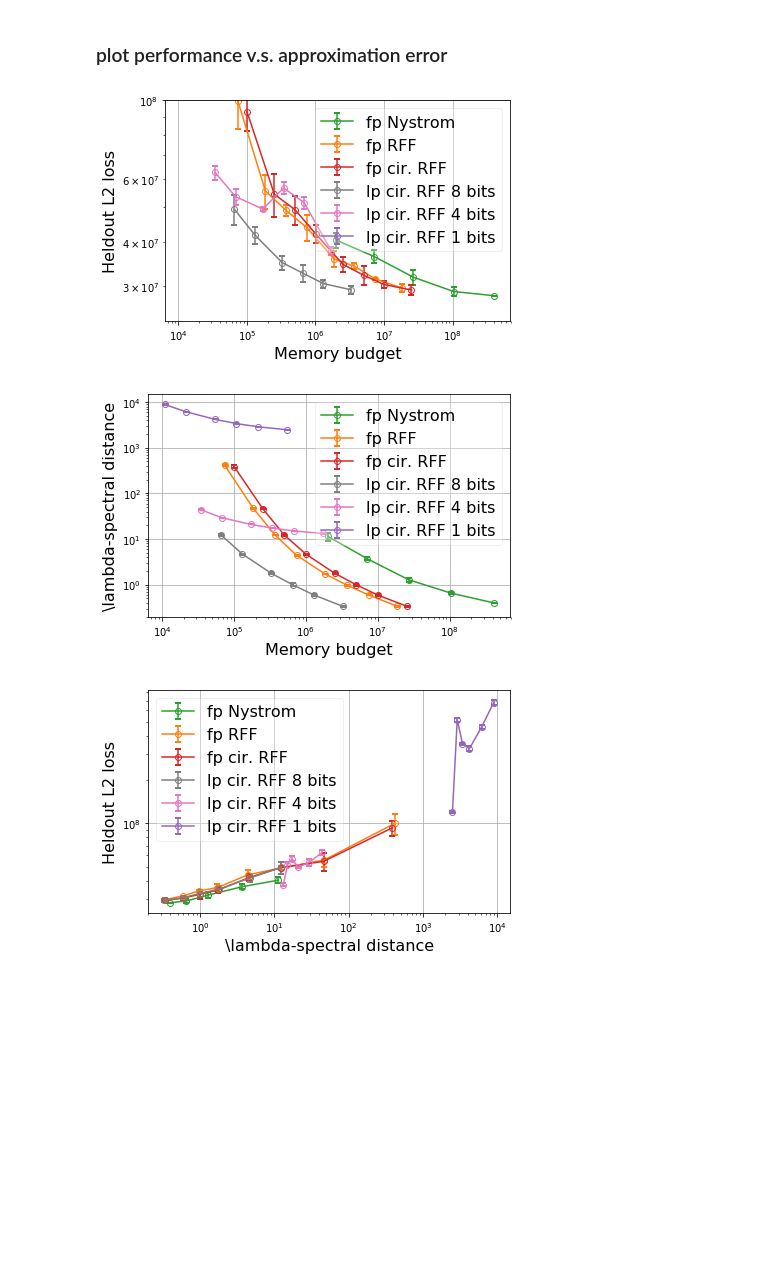
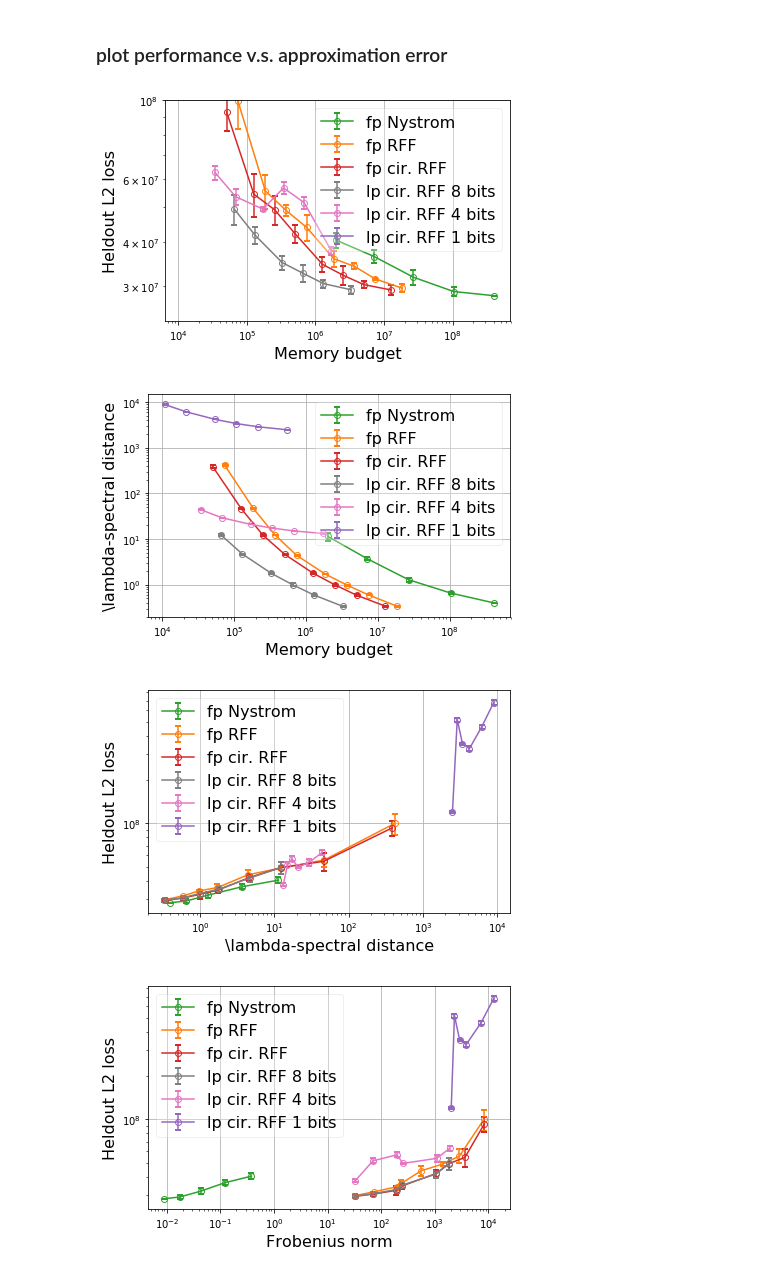
Before and after one commit to JianGoForIt/lp_rffs, a Jupyter notebook: kernel_reg/notebook/correlation-census-closeness-vs-kernel-approximation-error-real-setting-with-lambdastar-from-exact-kernel-with-delta-low-precision.ipynb, the cells around one changed output. Drawn from its saved outputs; the diff is of its cells as text; code cells hidden in the pictures; blank space fills up the shorter version.

```diff
--- a/kernel_reg/notebook/correlation-census-closeness-vs-kernel-approximation-error-real-setting-with-lambdastar-from-exact-kernel-with-delta-low-precision.ipynb
+++ b/kernel_reg/notebook/correlation-census-closeness-vs-kernel-approximation-error-real-setting-with-lambdastar-from-exact-kernel-with-delta-low-precision.ipynb
@@ -86,12 +86,15 @@ n_rff_feat_dict = {64: [200, 500, 1000, 2000, 5000, 10000, 20000, 50000],
 m = 250
 r = 119
 # get results from cir rff runs
-f_norm_dict_cir_rff = {}
+f_norm_list_cir_rff = {}
 l2_loss_list_cir_rff = {}
 delta_list_cir_rff = {}
 memory_list_cir_rff = {}
 for nbit in [64, 16, 8, 4, 2, 1]:
-    rff_mem_func = lambda n : get_cir_rff_memory_with_model(n, m, r, nbit, c=1)
+    if nbit == 64:
+        rff_mem_func = lambda n : get_cir_rff_memory_with_model(n, m, r, 32, c=1)
+    else:
+        rff_mem_func = lambda n : get_cir_rff_memory_with_model(n, m, r, nbit, c=1)
 
     n_rff_feat = n_rff_feat_dict[nbit]
     general_folder_measurement = "/dfs/scratch0/zjian/lp_kernel/lp_rff/regression_real_setting_independent_quant_seed"
@@ -104,7 +107,7 @@ for nbit in [64, 16, 8, 4, 2, 1]:
                                       folder_pattern=folder_pattern, seeds=[1,2,3,4,5] )
 
     memory_list = [rff_mem_func(x) for x in n_rff_feat]
-    f_norm_dict_cir_rff[nbit] = deepcopy(f_norm_list)
+    f_norm_list_cir_rff[nbit] = deepcopy(f_norm_list)
     l2_loss_list_cir_rff[nbit] = deepcopy(l2_loss_list)
     delta_list_cir_rff[nbit] = deepcopy(delta_list)
     memory_list_cir_rff[nbit] = deepcopy(memory_list)
@@ -196,33 +199,53 @@ plt.tight_layout()
 plt.savefig("./figures/regression_l2_vs_delta.pdf")
 plt.show()
 
+plt.figure()
+data_list = []
+data_list.append(("fp Nystrom", f_norm_list_nystrom, l2_loss_list_nystrom) )
+data_list.append(("fp RFF", f_norm_list_rff, l2_loss_list_rff) )
+data_list.append(("fp cir. RFF", f_norm_list_cir_rff[64], l2_loss_list_cir_rff[64] ) )
+for nbit in [8, 4, 1]:
+    data_list.append(("lp cir. RFF " + str(nbit) + " bits", f_norm_list_cir_rff[nbit], l2_loss_list_cir_rff[nbit] ) )
+color_dict = get_colors()
+plot_figure(data_list, color_dict, ave_x=True)
+plt.yscale("log")
+plt.xscale("log")
+# plt.title("l2 vs delta")
+plt.ylabel("Heldout L2 loss", fontsize=16)
+plt.xlabel("Frobenius norm", fontsize=16)
+plt.legend(fontsize=16, framealpha=0.3)
+# plt.ylim([None, 5e8])
+plt.tight_layout()
+plt.savefig("./figures/regression_l2_vs_f_norm.pdf")
+plt.show()
 
 # plt.figure()
 # for nbit in [64, 16, 8, 4, 2, 1]:
 #     plt.plot(n_rff_feat_dict[nbit], l2_loss_list_cir_rff[nbit], "-o", label="cir rff " + str(nbit) )
 # plt.plot(n_rff_feat_dict[64], l2_loss_list_rff, "-o", label="basic rff " + str(64) )
 # plt.plot(n_nystrom_feat, l2_loss_list_nystrom, "-o", label="Nystrom " + str(64) )
 # plt.grid()
 # plt.yscale("log")
 # plt.xscale("log")
 # plt.title("l2 vs n feat")
 # plt.legend()
 # plt.ylim([None, 2e8])
 # plt.show()
 
 # plt.figure()
 # for nbit in [64, 16, 8, 4, 2, 1]:
 #     plt.plot(n_rff_feat_dict[nbit], delta_list_cir_rff[nbit], "-o", label="cir rff " + str(nbit) )
 # plt.plot(n_rff_feat_dict[64], delta_list_rff, "-o", label="basic rff " + str(64) )
 # plt.plot(n_nystrom_feat, delta_list_nystrom, "-o", label="Nystrom " + str(64) )
 # plt.grid()
 # plt.yscale("log")
 # plt.xscale("log")
 # plt.title("delta vs n feat")
 # plt.legend()
 # # plt.ylim([None, 2e8])
 # plt.show()
 # %% [output]
-[figure, old version]
+[figure, new version]
-[figure, old version]
+[figure, new version]
 [figure]
+[figure, added]
```
Also changed, not shown: 4 other files.
